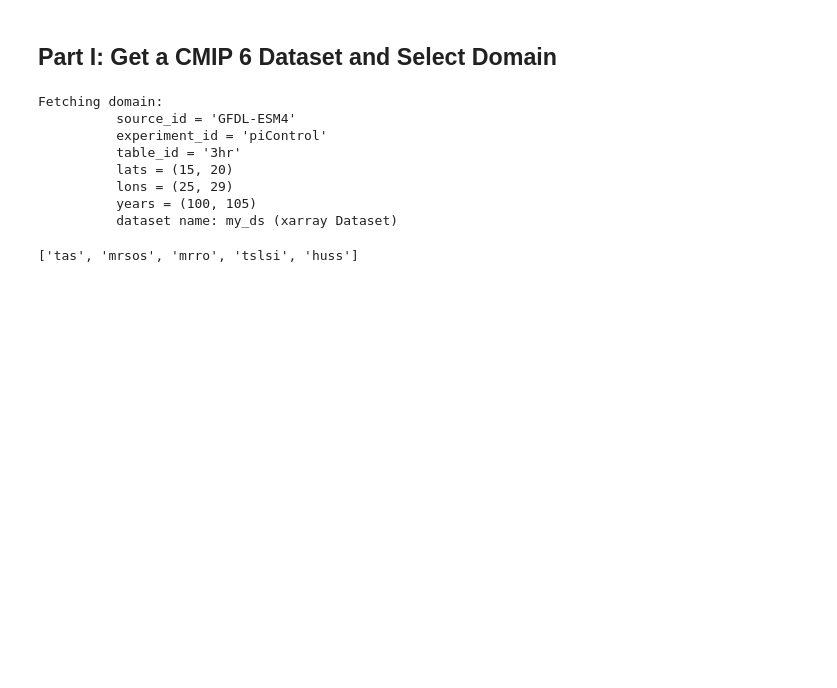
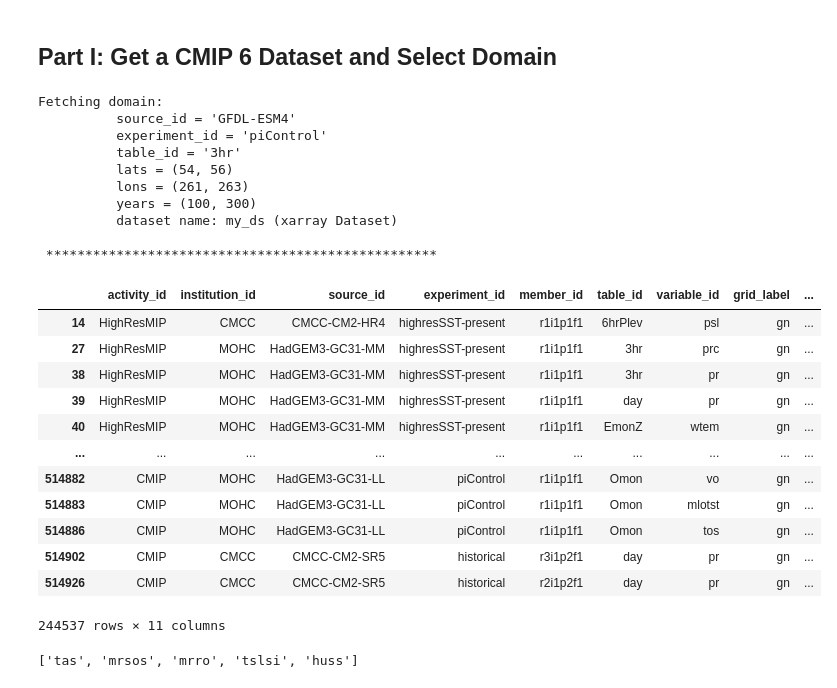
Before and after one commit to phaustin/CMIP6_betts_intercomparison, a Jupyter notebook: get_domain.ipynb, the cells around one changed output. Saved outputs shown, nothing was run; the diff lists cells and outputs as text; code cells hidden in the pictures; blank space fills up the shorter version.

```diff
--- a/get_domain.ipynb
+++ b/get_domain.ipynb
@@ -32,14 +32,35 @@ from metpy.plots import SkewT
 # Attributes of the model we want to analyze (put in csv later)
 #source_id = 'CESM2-SE'
 source_id = 'GFDL-ESM4'
+#source_id = "CanESM5"
+#source_id = 'HadGEM3-GC31-MM'
+
+#source_id = 'E3SM-1-0'
+#source_id = 'INM-CM5-0'
+#source_id = 'NorESM2-LM'
+#source_id = 'GFDL-ESM4'
+#source_id = 'MPI-ESM1-2-HR'
+
 experiment_id = 'piControl'
+#experiment_id = 'historical'
 #table_id = 'Amon'
+#table_id = '6hrLev'
 table_id = '3hr'
 
 # Domain we wish to study
+
+# test domain #
+##################################################################
 lats = (15, 20) # lat min, lat max
 lons = (25, 29) # lon min, lon max
 years = (100, 105) # start year, end year (note, no leap days)
+#ceil = 500 # top of domain, hPa
+##################################################################
+
+# Thompson, MB
+lats = (54, 56) # lat min, lat max
+lons = (261, 263) # lon min, lon max
+years = (100, 300) # start year, end year (note, no leap days)
 #ceil = 500 # top of domain, hPa
 
 
@@ -51,15 +72,18 @@ print(f"""Fetching domain:
           {lons = }
           {years = }
           dataset name: my_ds (xarray Dataset)""")
+print("\n", "*" * 50, "\n")
 # %% [output]
 Fetching domain:
           source_id = 'GFDL-ESM4'
           experiment_id = 'piControl'
           table_id = '3hr'
-          lats = (15, 20)
-          lons = (25, 29)
-          years = (100, 105)
+          lats = (54, 56)
+          lons = (261, 263)
+          years = (100, 300)
           dataset name: my_ds (xarray Dataset)
+
+ **************************************************
 # %%
 # list of fields required for input calculations
 required_fields = ("ps",  # surface pressure
@@ -92,6 +116,22 @@ odie = pooch.create(
 )
 file_path = odie.fetch("pangeo-cmip6.csv")
 df_in = pd.read_csv(file_path)
+# %%
+df_in[df_in.table_id != "Amon"]
+# %% [output]
+|  | activity_id | institution_id | source_id | experiment_id | member_id | table_id | variable_id | grid_label | ... |
+| 14 | HighResMIP | CMCC | CMCC-CM2-HR4 | highresSST-present | r1i1p1f1 | 6hrPlev | psl | gn | ... |
+| 27 | HighResMIP | MOHC | HadGEM3-GC31-MM | highresSST-present | r1i1p1f1 | 3hr | prc | gn | ... |
+| 38 | HighResMIP | MOHC | HadGEM3-GC31-MM | highresSST-present | r1i1p1f1 | 3hr | pr | gn | ... |
+| 39 | HighResMIP | MOHC | HadGEM3-GC31-MM | highresSST-present | r1i1p1f1 | day | pr | gn | ... |
+| 40 | HighResMIP | MOHC | HadGEM3-GC31-MM | highresSST-present | r1i1p1f1 | EmonZ | wtem | gn | ... |
+| ... | ... | ... | ... | ... | ... | ... | ... | ... | ... |
+| 514882 | CMIP | MOHC | HadGEM3-GC31-LL | piControl | r1i1p1f1 | Omon | vo | gn | ... |
+| 514883 | CMIP | MOHC | HadGEM3-GC31-LL | piControl | r1i1p1f1 | Omon | mlotst | gn | ... |
+| 514886 | CMIP | MOHC | HadGEM3-GC31-LL | piControl | r1i1p1f1 | Omon | tos | gn | ... |
+| 514902 | CMIP | CMCC | CMCC-CM2-SR5 | historical | r3i1p2f1 | day | pr | gn | ... |
+| 514926 | CMIP | CMCC | CMCC-CM2-SR5 | historical | r2i1p2f1 | day | pr | gn | ... |
+244537 rows × 11 columns
 # %%
 # extract the names of all fields in our selected model run
 available_fields = list(df_in[df_in.source_id == source_id][df_in.experiment_id == experiment_id][df_in.table_id == table_id].variable_id)
```
Also changed, not shown: parts of 6 cells of this notebook, 4 other files.
